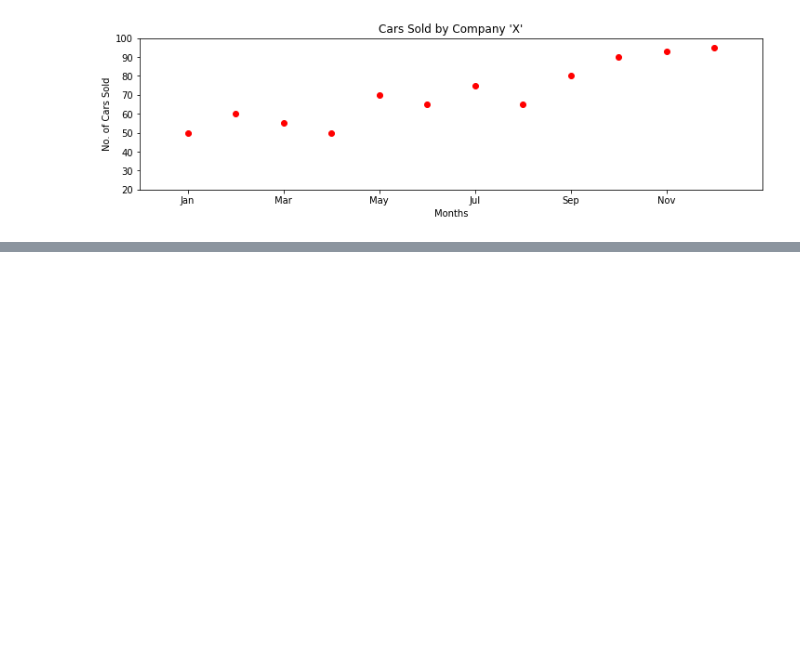
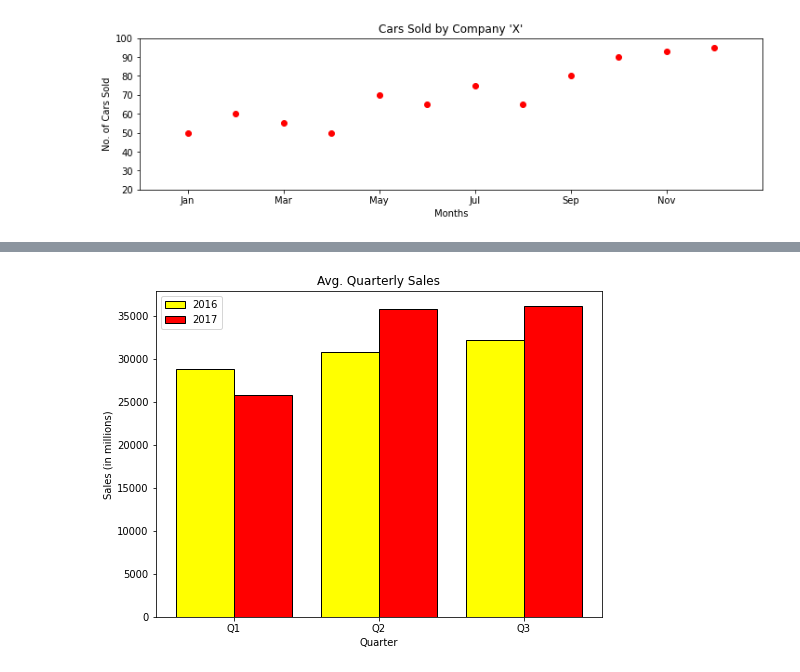
Before and after one commit to vvtrip/ml_manifestations, a Jupyter notebook: 7_tools/9_matplotlib.ipynb, the cells around one changed output, grey strips where cells are left out. Saved outputs shown, nothing was run; the diff lists cells and outputs as text; code cells hidden in the pictures; blank space fills up the shorter version.

```diff
--- a/7_tools/9_matplotlib.ipynb
+++ b/7_tools/9_matplotlib.ipynb
@@ -324,0 +405,31 @@ plt.show()
+# %%
+# Common Parameters of 'bar'
+
+# color: Sets the color of bars.
+# `edgecolor: Sets the color of the border line of bars.
+# width: Sets the width of bars
+# align: Aligns the bars w.r.t x-coordinates
+# label: Sets label to a bar, appearing in legend
+
+# The width of bars can be adjusted with width, color with color, edge color with edgecolor parameters.
+# Red color bars with black edges can be drawn using the below expression.
+# ax.bar(quarters, sales_2017, color='red', width=0.6, edgecolor='black')
+
+# Vertical bar plots are used for comparing more than one category at a time.
+# The example below compares a company sales, occurred in first three quarters of 2016 and 2017.
+
+fig = plt.figure(figsize=(8,6))
+ax = fig.add_subplot(111)
+ax.set(title='Avg. Quarterly Sales',
+      xlabel='Quarter', ylabel='Sales (in millions)')
+quarters = [1, 2, 3]
+x1_index = [0.8, 1.8, 2.8]; x2_index = [1.2, 2.2, 3.2]
+sales_2016 = [28831, 30762, 32178]; sales_2017 = [25782, 35783, 36133]
+ax.bar(x1_index, sales_2016, color='yellow', width=0.4, edgecolor='black', label='2016')
+ax.bar(x2_index, sales_2017, color='red', width=0.4, edgecolor='black', label='2017')
+ax.set_xticks(quarters)
+ax.set_xticklabels(['Q1', 'Q2', 'Q3'])
+ax.legend()
+plt.show()
+# %% [output]
+[figure, added]
```
Also changed, not shown: parts of 7 cells of this notebook.
